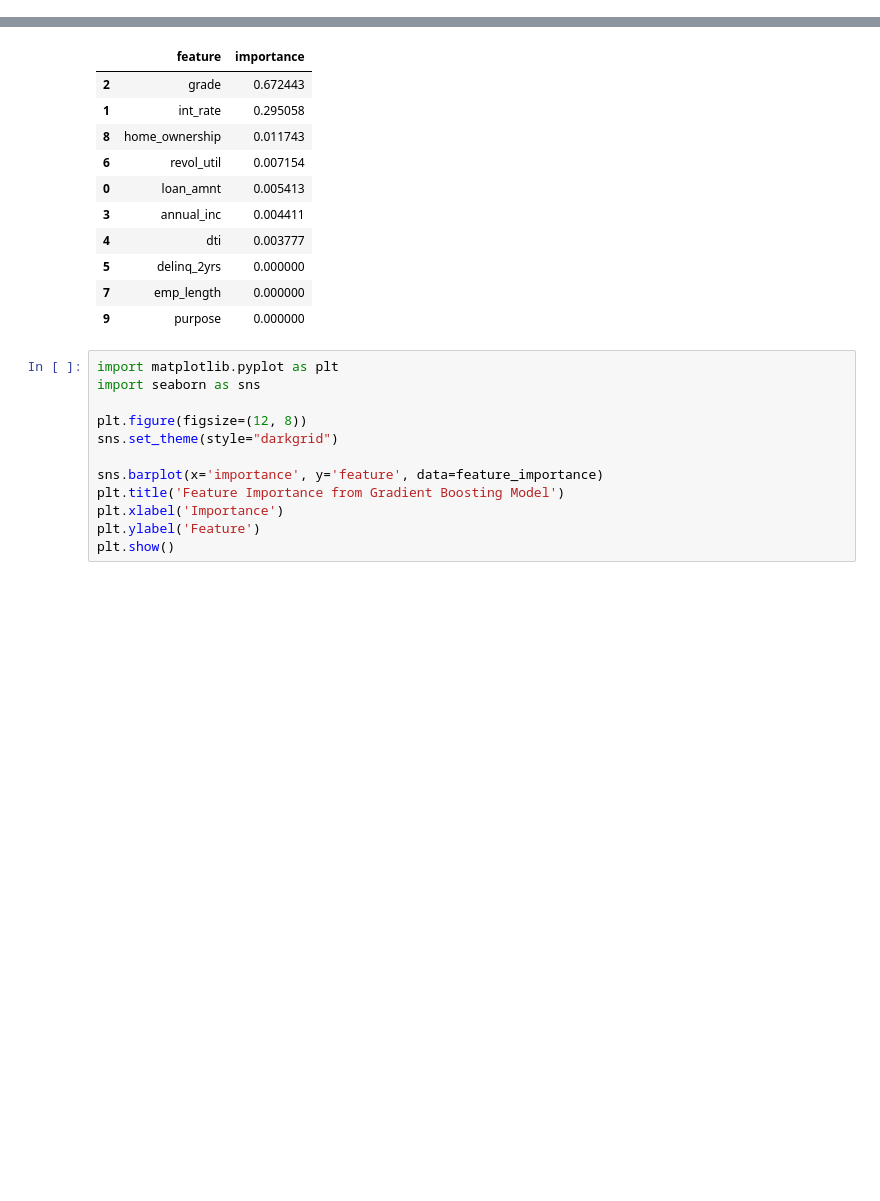
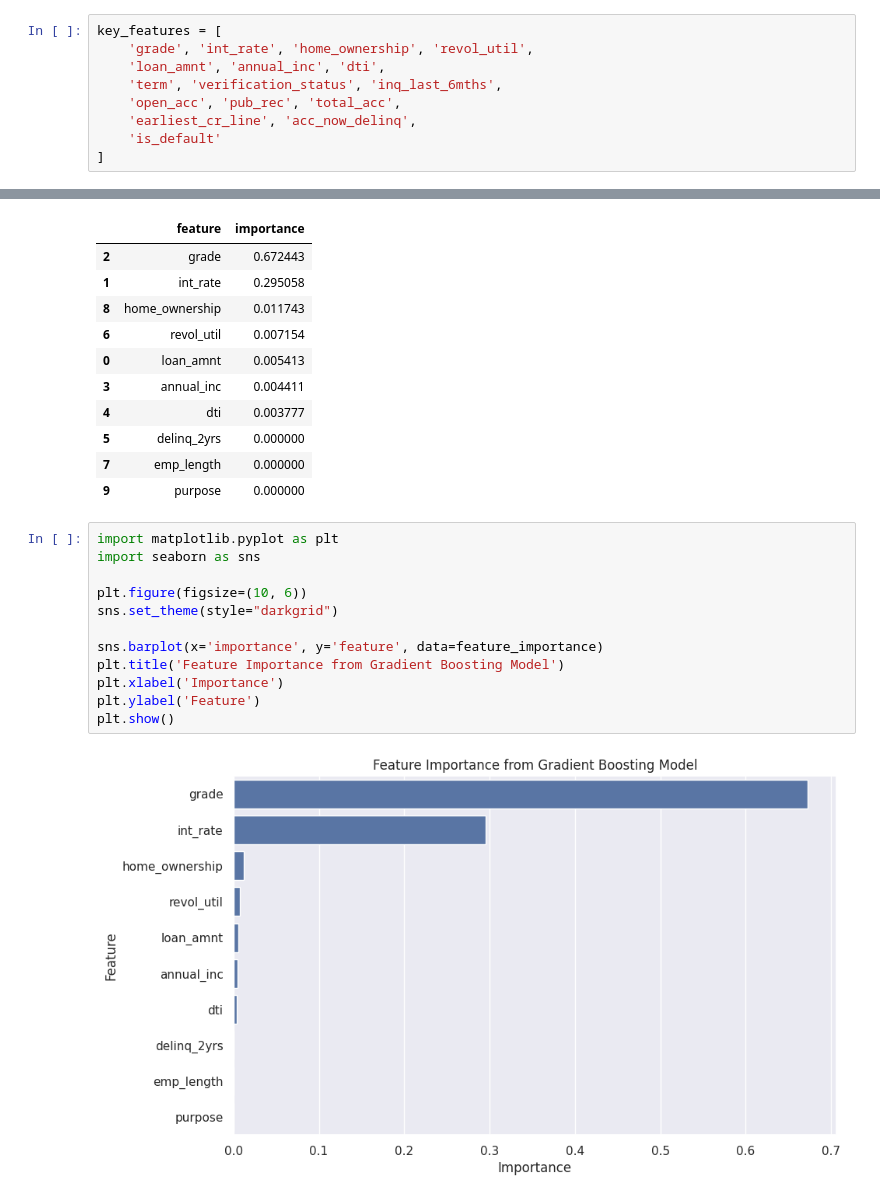
Before and after one commit to mayan05/RobIn, a Jupyter notebook: main.ipynb, the cells around one changed output, grey strips where cells are left out. Drawn from its saved outputs; the diff is of its cells as text; blank space fills up the shorter version.

```diff
--- a/main.ipynb
+++ b/main.ipynb
@@ -45,3 +31,12 @@ key_features = [
+# %%
+key_features = [
+    'grade', 'int_rate', 'home_ownership', 'revol_util',
+    'loan_amnt', 'annual_inc', 'dti',
+    'term', 'verification_status', 'inq_last_6mths',
+    'open_acc', 'pub_rec', 'total_acc',
+    'earliest_cr_line', 'acc_now_delinq',
+    'is_default'
+]
 # %%
 df = df[key_features]
 # %%
@@ -256,12 +256,14 @@ feature_importance
 # %%
 import matplotlib.pyplot as plt
 import seaborn as sns
 
-plt.figure(figsize=(12, 8))
+plt.figure(figsize=(10, 6))
 sns.set_theme(style="darkgrid")
 
 sns.barplot(x='importance', y='feature', data=feature_importance)
 plt.title('Feature Importance from Gradient Boosting Model')
 plt.xlabel('Importance')
 plt.ylabel('Feature')
 plt.show()
+# %% [output]
+[figure, added]
```
Also changed, not shown: parts of 3 cells of this notebook, 1 other file.
